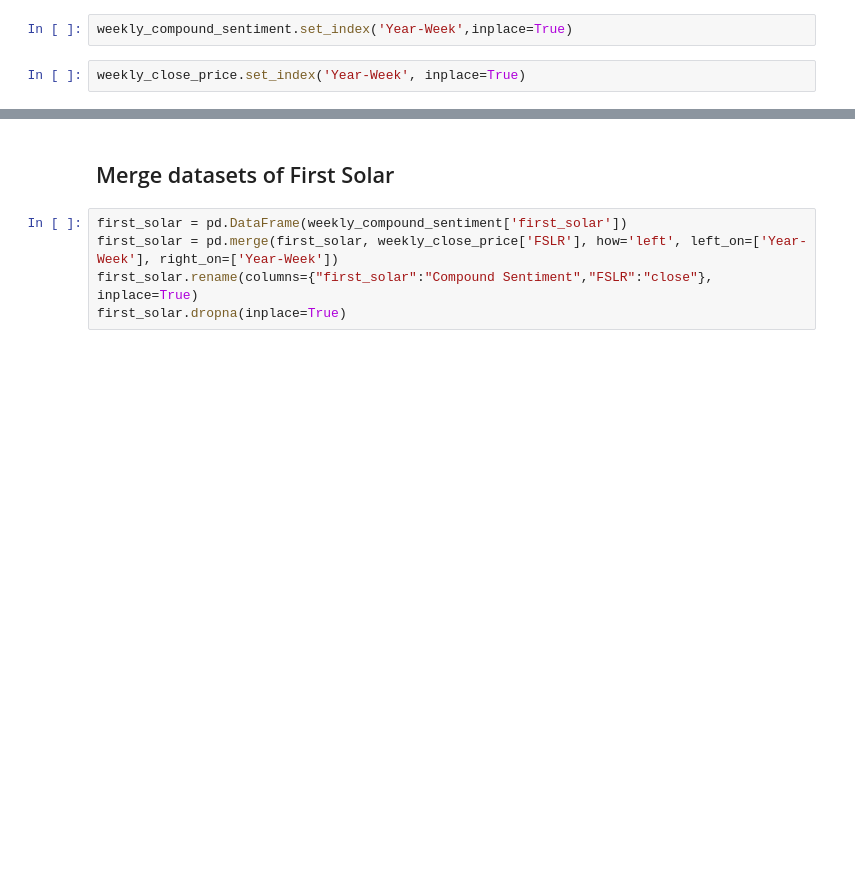
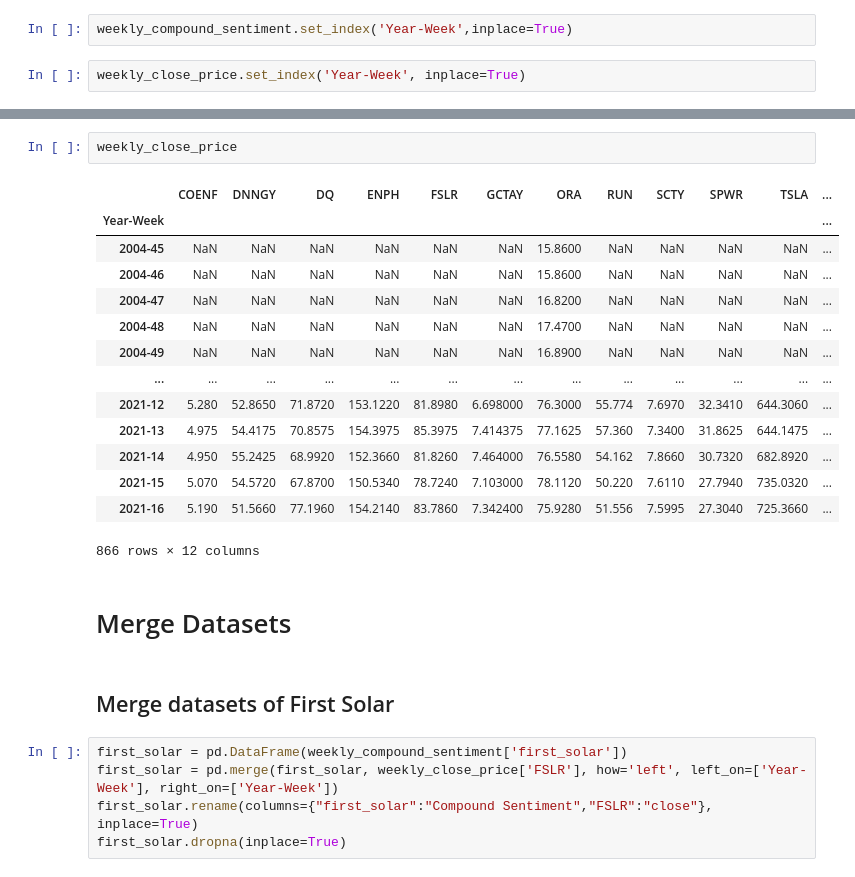
Before and after one commit to roldanjrgl/bds_green_investing, a Jupyter notebook: correlation_and_lag_analysis/sentiment_lag_analysis/lag_analysis_sentiment_stock_prices_all_companies.ipynb, the cells around one changed output, grey strips where cells are left out. Cells and saved outputs as stored; diff of their text form; blank space fills up the shorter version.

```diff
--- a/correlation_and_lag_analysis/sentiment_lag_analysis/lag_analysis_sentiment_stock_prices_all_companies.ipynb
+++ b/correlation_and_lag_analysis/sentiment_lag_analysis/lag_analysis_sentiment_stock_prices_all_companies.ipynb
@@ -19,3 +36,22 @@ weekly_close_price.set_index('Year-Week', inplace=True)
+# %%
+weekly_close_price
+# %% [output]
+|  | COENF | DNNGY | DQ | ENPH | FSLR | GCTAY | ORA | RUN | SCTY | SPWR | TSLA | ... |
+| Year-Week |  |  |  |  |  |  |  |  |  |  |  | ... |
+| 2004-45 | NaN | NaN | NaN | NaN | NaN | NaN | 15.8600 | NaN | NaN | NaN | NaN | ... |
+| 2004-46 | NaN | NaN | NaN | NaN | NaN | NaN | 15.8600 | NaN | NaN | NaN | NaN | ... |
+| 2004-47 | NaN | NaN | NaN | NaN | NaN | NaN | 16.8200 | NaN | NaN | NaN | NaN | ... |
+| 2004-48 | NaN | NaN | NaN | NaN | NaN | NaN | 17.4700 | NaN | NaN | NaN | NaN | ... |
+| 2004-49 | NaN | NaN | NaN | NaN | NaN | NaN | 16.8900 | NaN | NaN | NaN | NaN | ... |
+| ... | ... | ... | ... | ... | ... | ... | ... | ... | ... | ... | ... | ... |
+| 2021-12 | 5.280 | 52.8650 | 71.8720 | 153.1220 | 81.8980 | 6.698000 | 76.3000 | 55.774 | 7.6970 | 32.3410 | 644.3060 | ... |
+| 2021-13 | 4.975 | 54.4175 | 70.8575 | 154.3975 | 85.3975 | 7.414375 | 77.1625 | 57.360 | 7.3400 | 31.8625 | 644.1475 | ... |
+| 2021-14 | 4.950 | 55.2425 | 68.9920 | 152.3660 | 81.8260 | 7.464000 | 76.5580 | 54.162 | 7.8660 | 30.7320 | 682.8920 | ... |
+| 2021-15 | 5.070 | 54.5720 | 67.8700 | 150.5340 | 78.7240 | 7.103000 | 78.1120 | 50.220 | 7.6110 | 27.7940 | 735.0320 | ... |
+| 2021-16 | 5.190 | 51.5660 | 77.1960 | 154.2140 | 83.7860 | 7.342400 | 75.9280 | 51.556 | 7.5995 | 27.3040 | 725.3660 | ... |
+866 rows × 12 columns
+# %% [markdown]
+# Merge Datasets
 # %% [markdown]
 ## Merge datasets of First Solar
 # %%
```
Also changed, not shown: parts of 7 cells of this notebook.
